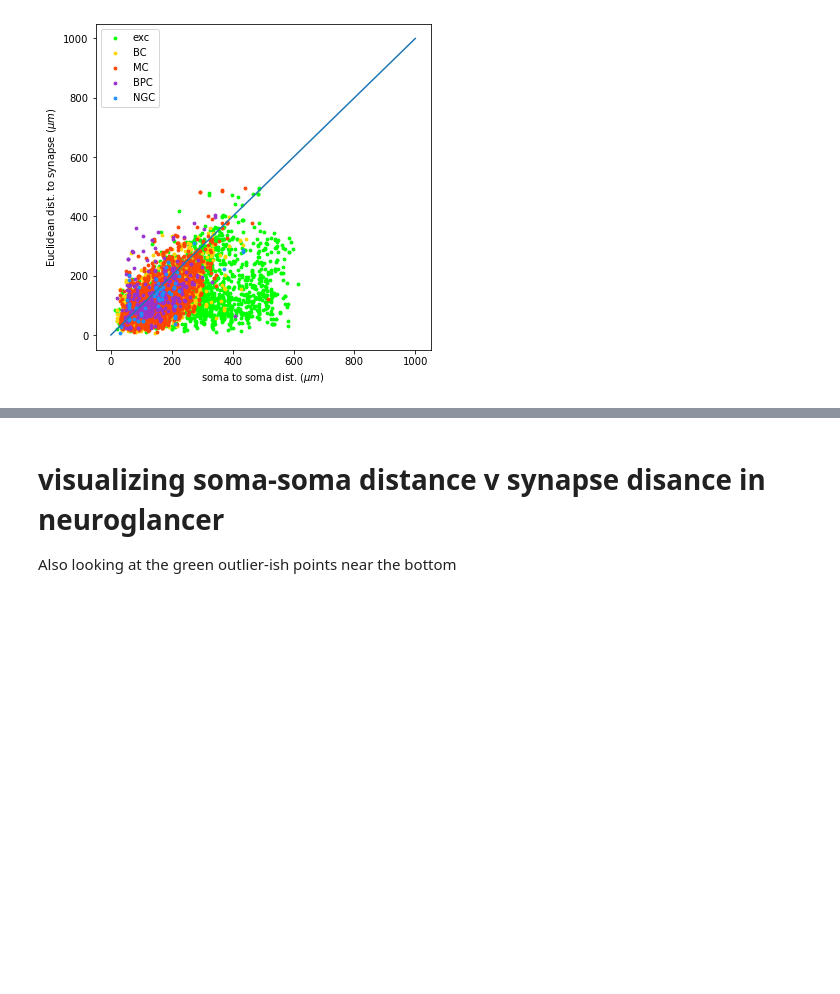
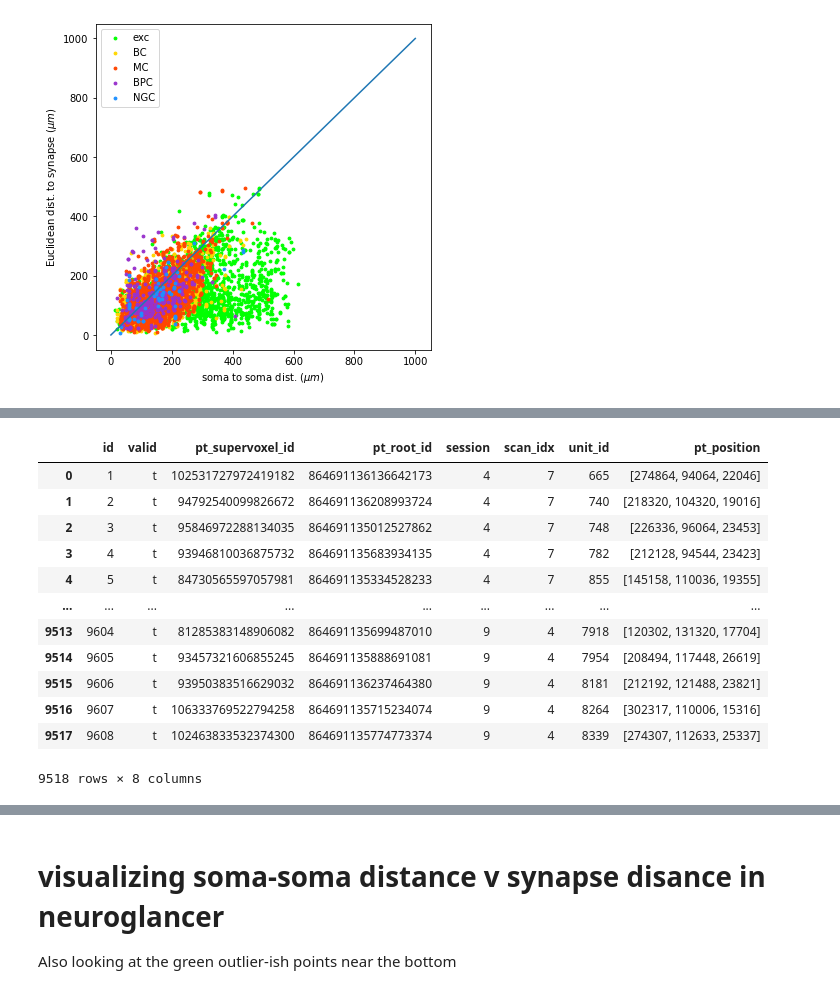
Before and after one commit to AlexTMallen/microns-synapse, a Jupyter notebook: src/subclass_cumulative_analysis.ipynb, the cells around one changed output, grey strips where cells are left out. Saved outputs shown, nothing was run; the diff lists cells and outputs as text; code cells hidden in the pictures; blank space fills up the shorter version.

```diff
--- a/src/subclass_cumulative_analysis.ipynb
+++ b/src/subclass_cumulative_analysis.ipynb
@@ -312,0 +359,20 @@ fig.savefig(os.path.join(cumul_results_dir, results_fname + "_soma-soma_v_euc.pn
+# %%
+client = CAVEclient("minnie65_public_v117")
+# %%
+baylor_cells = client.materialize.query_table("functional_coreg")
+# %%
+baylor_cells
+# %% [output]
+|  | id | valid | pt_supervoxel_id | pt_root_id | session | scan_idx | unit_id | pt_position |
+| 0 | 1 | t | 102531727972419182 | 864691136136642173 | 4 | 7 | 665 | [274864, 94064, 22046] |
+| 1 | 2 | t | 94792540099826672 | 864691136208993724 | 4 | 7 | 740 | [218320, 104320, 19016] |
+| 2 | 3 | t | 95846972288134035 | 864691135012527862 | 4 | 7 | 748 | [226336, 96064, 23453] |
+| 3 | 4 | t | 93946810036875732 | 864691135683934135 | 4 | 7 | 782 | [212128, 94544, 23423] |
+| 4 | 5 | t | 84730565597057981 | 864691135334528233 | 4 | 7 | 855 | [145158, 110036, 19355] |
+| ... | ... | ... | ... | ... | ... | ... | ... | ... |
+| 9513 | 9604 | t | 81285383148906082 | 864691135699487010 | 9 | 4 | 7918 | [120302, 131320, 17704] |
+| 9514 | 9605 | t | 93457321606855245 | 864691135888691081 | 9 | 4 | 7954 | [208494, 117448, 26619] |
+| 9515 | 9606 | t | 93950383516629032 | 864691136237464380 | 9 | 4 | 8181 | [212192, 121488, 23821] |
+| 9516 | 9607 | t | 106333769522794258 | 864691135715234074 | 9 | 4 | 8264 | [302317, 110006, 15316] |
+| 9517 | 9608 | t | 102463833532374300 | 864691135774773374 | 9 | 4 | 8339 | [274307, 112633, 25337] |
+9518 rows × 8 columns
```
Also changed, not shown: parts of 25 cells of this notebook, 2 other files.
